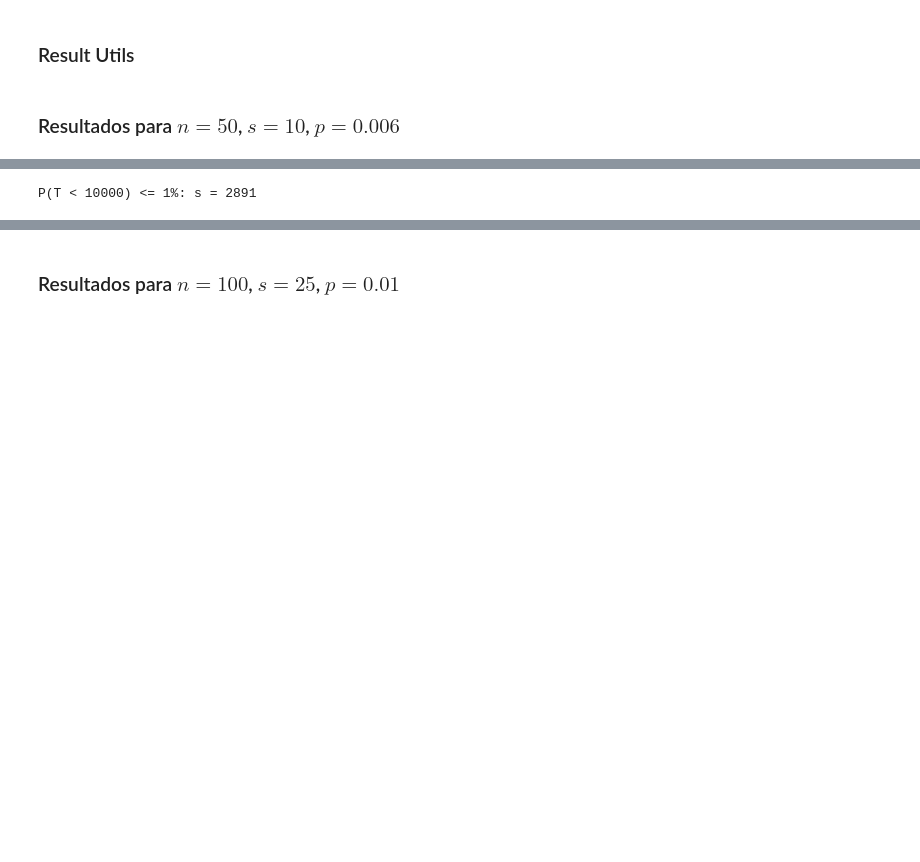
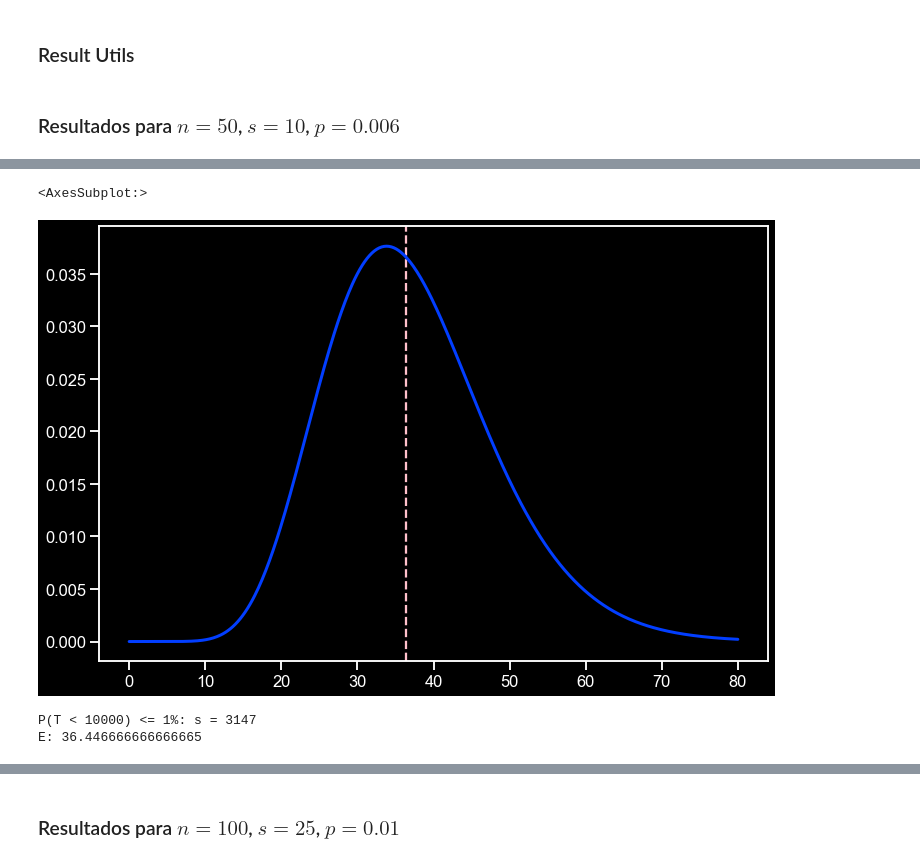
Before and after one commit to DanielHLelis/PROJ1-STAT, a Jupyter notebook: analysis.ipynb, the cells around one changed output, grey strips where cells are left out. Cells and saved outputs as stored; diff of their text form; code cells hidden in the pictures; blank space fills up the shorter version.

```diff
--- a/analysis.ipynb
+++ b/analysis.ipynb
@@ -260,4 +229,13 @@ compare_models((0, 80), pdf_50_0006_10, sims_50_0006_10, pdf_50_0006_10_z, pdf_5
+# %%
+e = build_dist(10, 0.006).mean() / 50
+plt.axvline(x=e, color='pink', linestyle='--')
+simple_plot(*build_xy((0, 80), pdf_50_0006_10), lw=3, interpolate=True)
+# %% [output]
+<AxesSubplot:>
+[figure, added]
 # %%
-print(f'P(T < 10000) <= 1%: s = {find_s_for_np(50, 10000, 0.006)}')
+print(f'P(T < 10000) <= 1%: s = {find_ntp(50, 10000, 0.006)}')
+print(f'E: {build_dist(10, 0.006).mean() / 50}')
 # %% [output]
-P(T < 10000) <= 1%: s = 2891
+P(T < 10000) <= 1%: s = 3147
+E: 36.446666666666665
```
Also changed, not shown: parts of 25 cells of this notebook, 1 other file.
